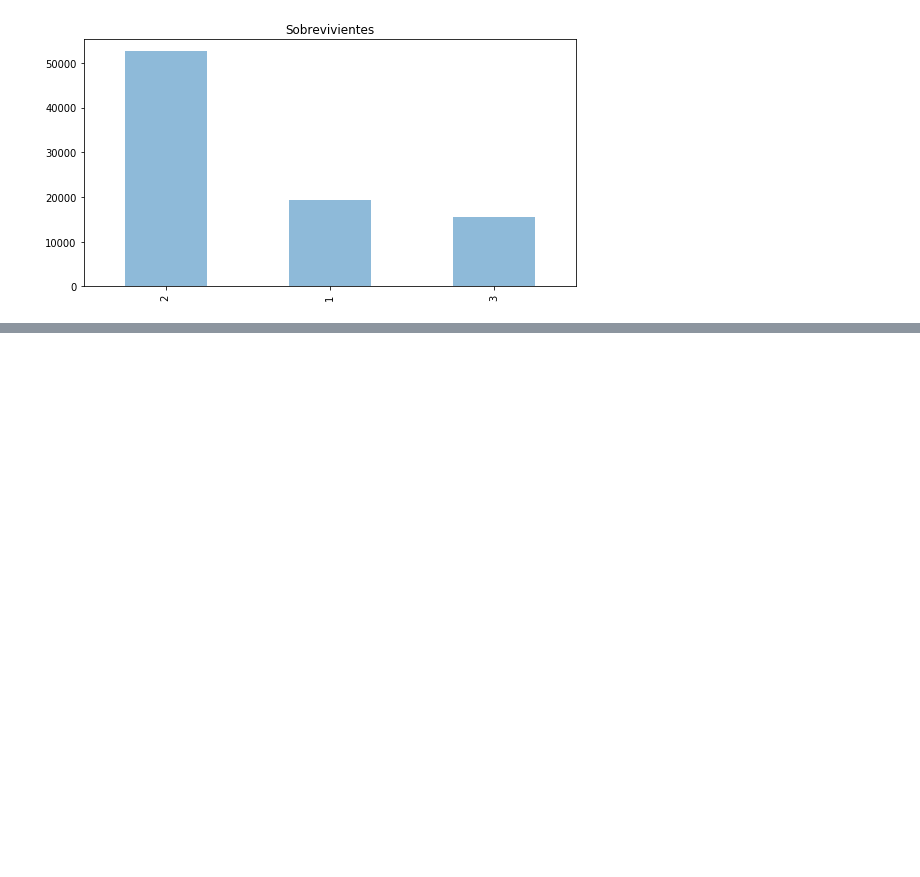
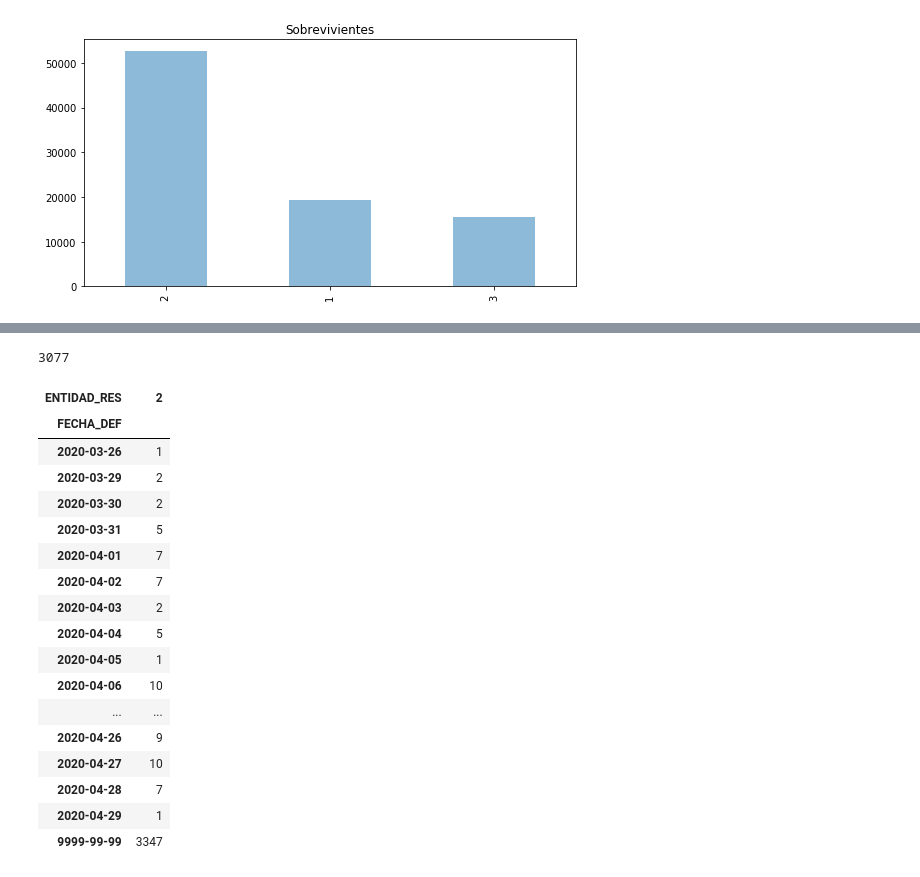
Before and after one commit to RubeVi17/covid19_mx, a Jupyter notebook: covid.ipynb, the cells around one changed output, grey strips where cells are left out. Saved outputs shown, nothing was run; the diff lists cells and outputs as text; code cells hidden in the pictures; blank space fills up the shorter version.

```diff
--- a/covid.ipynb
+++ b/covid.ipynb
@@ -219,0 +279,25 @@ print(df.RESULTADO[df.RESULTADO == 1].count() + df.RESULTADO[df.RESULTADO == 3].
+# %%
+print(df.FECHA_DEF.value_counts().sum()-84295)
+# %% [output]
+3077
+# %%
+pd.crosstab(df.FECHA_DEF, df.ENTIDAD_RES[df.ENTIDAD_RES == 2])
+# %% [output]
+| ENTIDAD_RES | 2 |
+| FECHA_DEF |  |
+| 2020-03-26 | 1 |
+| 2020-03-29 | 2 |
+| 2020-03-30 | 2 |
+| 2020-03-31 | 5 |
+| 2020-04-01 | 7 |
+| 2020-04-02 | 7 |
+| 2020-04-03 | 2 |
+| 2020-04-04 | 5 |
+| 2020-04-05 | 1 |
+| 2020-04-06 | 10 |
+| ... | ... |
+| 2020-04-26 | 9 |
+| 2020-04-27 | 10 |
+| 2020-04-28 | 7 |
+| 2020-04-29 | 1 |
+| 9999-99-99 | 3347 |
```
Also changed, not shown: parts of 11 cells of this notebook.
